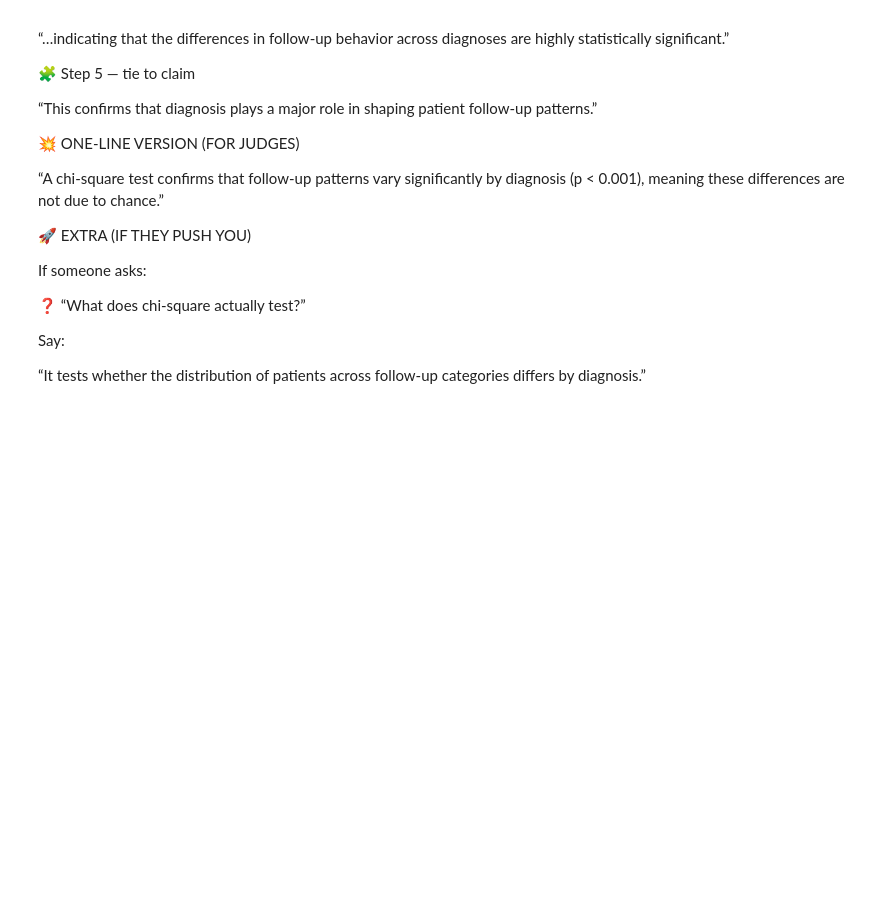
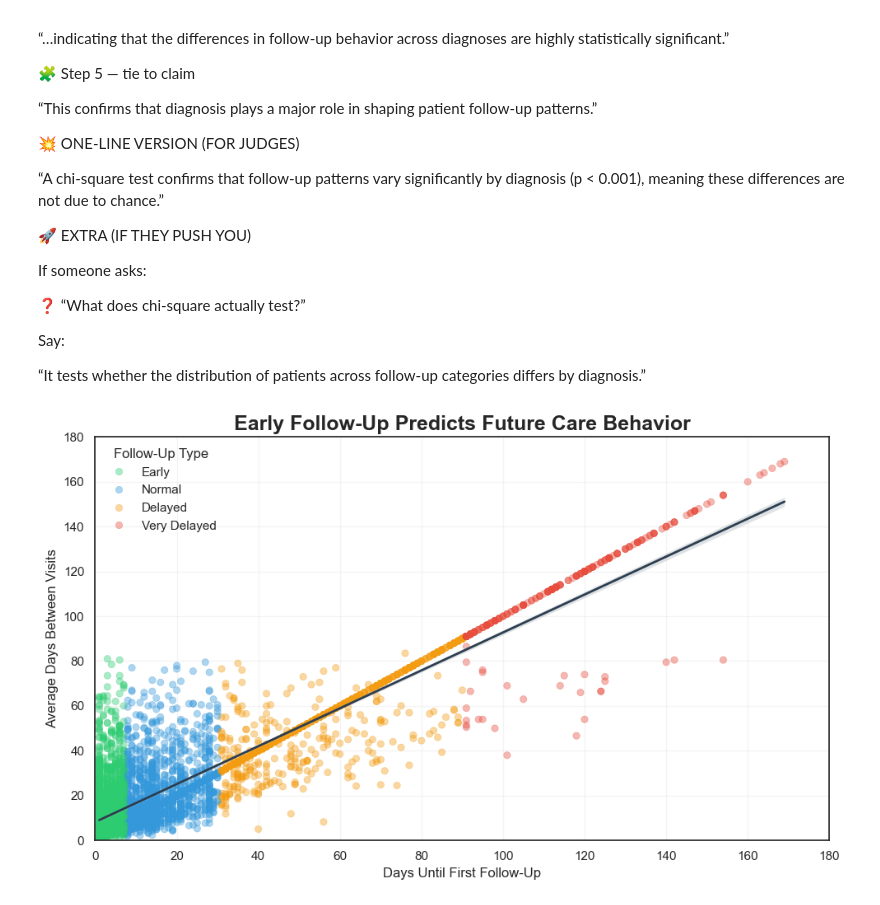
Before and after one commit to sampanackal45/DATAFEST26, a Jupyter notebook: datafestcode.ipynb, the cells around one changed output. Drawn from its saved outputs; the diff is of its cells as text; code cells hidden in the pictures; blank space fills up the shorter version.

Commit message:
graph 1a

```diff
--- a/datafestcode.ipynb
+++ b/datafestcode.ipynb
@@ -1597,0 +1696,76 @@ fig.show(renderer="browser")
+# %%
+import seaborn as sns
+import matplotlib.pyplot as plt
+import numpy as np
+
+sns.set_style("white")
+
+# -----------------------------
+# SAMPLE (for performance)
+# -----------------------------
+plot_df = gap_df.sample(5000)
+
+# -----------------------------
+# CREATE BUCKETS (FOR COLOR)
+# -----------------------------
+bins = [0, 7, 30, 90, 1000]
+labels = ["Early", "Normal", "Delayed", "Very Delayed"]
+
+plot_df["FollowUpType"] = pd.cut(plot_df["FirstGap"], bins=bins, labels=labels)
+
+# -----------------------------
+# COLOR PALETTE
+# -----------------------------
+palette = {
+    "Early": "#2ECC71",
+    "Normal": "#3498DB",
+    "Delayed": "#F39C12",
+    "Very Delayed": "#E74C3C"
+}
+
+# -----------------------------
+# PLOT
+# -----------------------------
+plt.figure(figsize=(10,6))
+
+sns.scatterplot(
+    data=plot_df,
+    x="FirstGap",
+    y="AvgGap",
+    hue="FollowUpType",
+    palette=palette,
+    alpha=0.4,
+    edgecolor=None
+)
+
+# -----------------------------
+# REGRESSION LINE
+# -----------------------------
+sns.regplot(
+    data=plot_df,
+    x="FirstGap",
+    y="AvgGap",
+    scatter=False,
+    color="#2c3e50",
+    line_kws={"linewidth": 2}
+)
+
+# -----------------------------
+# STYLE
+# -----------------------------
+plt.title("Early Follow-Up Predicts Future Care Behavior", fontsize=18, weight="bold")
+plt.xlabel("Days Until First Follow-Up", fontsize=12)
+plt.ylabel("Average Days Between Visits", fontsize=12)
+
+plt.xlim(0, 180)
+plt.ylim(0, 180)
+
+plt.legend(title="Follow-Up Type", frameon=False)
+
+# clean grid
+plt.grid(True, alpha=0.2)
+
+plt.tight_layout()
+plt.show()
+# %% [output]
+[figure, added]
```
Also changed, not shown: parts of 6 cells of this notebook.
